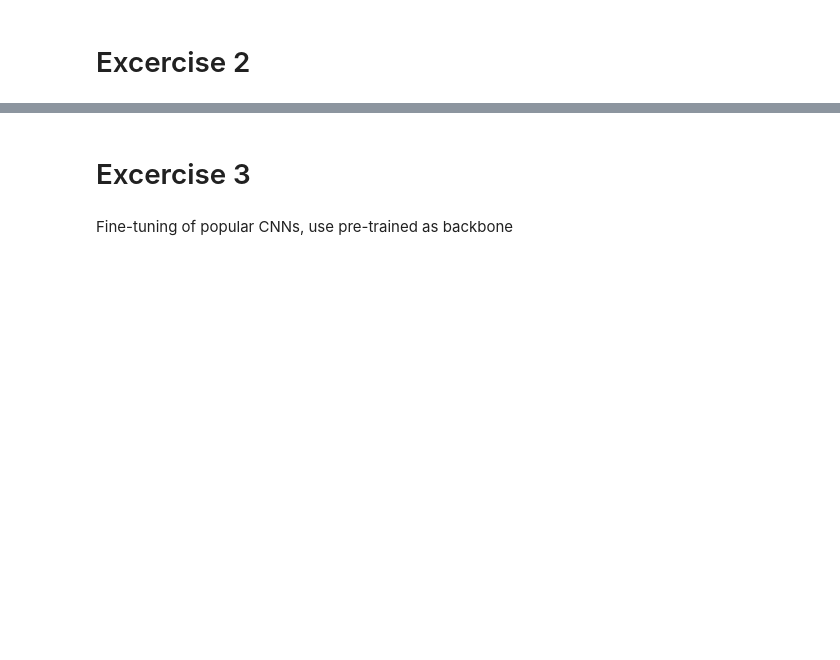
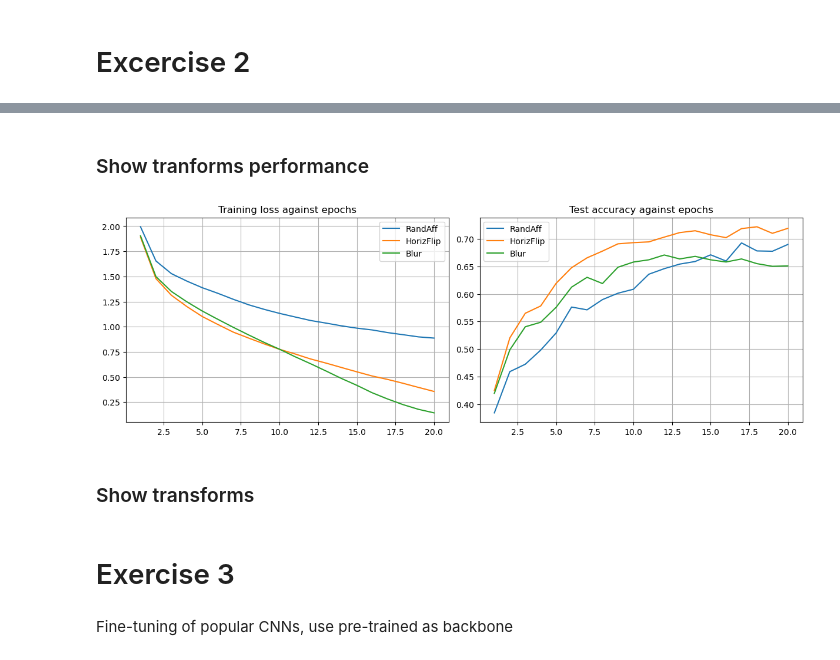
Before and after one commit to david-inf/Lab-Comp-Viz, a Jupyter notebook: Lab1/training_cifar10.ipynb, the cells around one changed output, grey strips where cells are left out. Saved outputs shown, nothing was run; the diff lists cells and outputs as text; code cells hidden in the pictures; blank space fills up the shorter version.

```diff
--- a/Lab1/training_cifar10.ipynb
+++ b/Lab1/training_cifar10.ipynb
@@ -518,0 +552,20 @@ trainset = torchvision.datasets.CIFAR10(root='./data', train=True, transform=tra
+# %%
+mean = torch.zeros(3)  # a mean for each channel, here 1
+std = torch.zeros(3)  # a std for each channel, here 1
+samples = 0
+
+# simple because we only have one channel, that is greyscale
+for X, y in trainloader_3:
+    # width and height over one dimension
+    X = torch.flatten(X, 2, 3)
+    # [batch_size, 3, 28*28]
+    # compute mean and std over each channel then sum and store
+    mean += X.mean(2).sum(0)
+    std += X.std(2).sum(0)
+    samples += X.size(0)
+
+print(f"Samples {samples}")
+mean /= samples
+print(f"Mean {mean}")
+std /= samples
+print(f"Std {std}")
@@ -518,0 +576,21 @@ trainset = torchvision.datasets.CIFAR10(root='./data', train=True, transform=tra
+# %%
+transf3 = transforms.Compose([
+    transforms.GaussianBlur(kernel_size=5, sigma=(0.1, 0.8)),
+    transforms.ToTensor(),
+    transforms.Normalize(mean, std)
+])
+
+trainset_3 = torchvision.datasets.CIFAR10(root='./data', train=True, transform=transf3)
+trainloader_3 = torch.utils.data.DataLoader(trainset_3, batch_size=batch_size, shuffle=True, num_workers=2)
+# %%
+model_transf = Net()
+model_transf.to(device)
+
+model_transf_dict = dict(model=model_transf, criterion=criterion, device=device, lr=0.001, momentum=0.9,
+                         max_epochs=max_epochs, do_test=True)
+
+stats = train_loop(trainloader_3, testloader, **model_transf_dict)
+
+es2_loss_acc["Blur"] = [stats[0], stats[3]]
+
+test_class(model_transf, device, criterion, testloader, classes)
@@ -518,0 +615,9 @@ trainset = torchvision.datasets.CIFAR10(root='./data', train=True, transform=tra
+# %% [markdown]
+### Show tranforms performance
+# %%
+multiple_diagnostic(es2_loss_acc, max_epochs)
+plt.savefig("./plots/cifar10-transforms-diagnostic.pdf")
+# %% [output]
+[figure, added]
+# %% [markdown]
+### Show transforms
@@ -531,5 +641,5 @@ image.save("transforms.png")
 # %% [markdown]
-# Excercise 3
+# Exercise 3
 # %% [markdown]
 Fine-tuning of popular CNNs, use pre-trained as backbone
 # %% [markdown]
```
Also changed, not shown: parts of 48 cells of this notebook, 4 other files.
